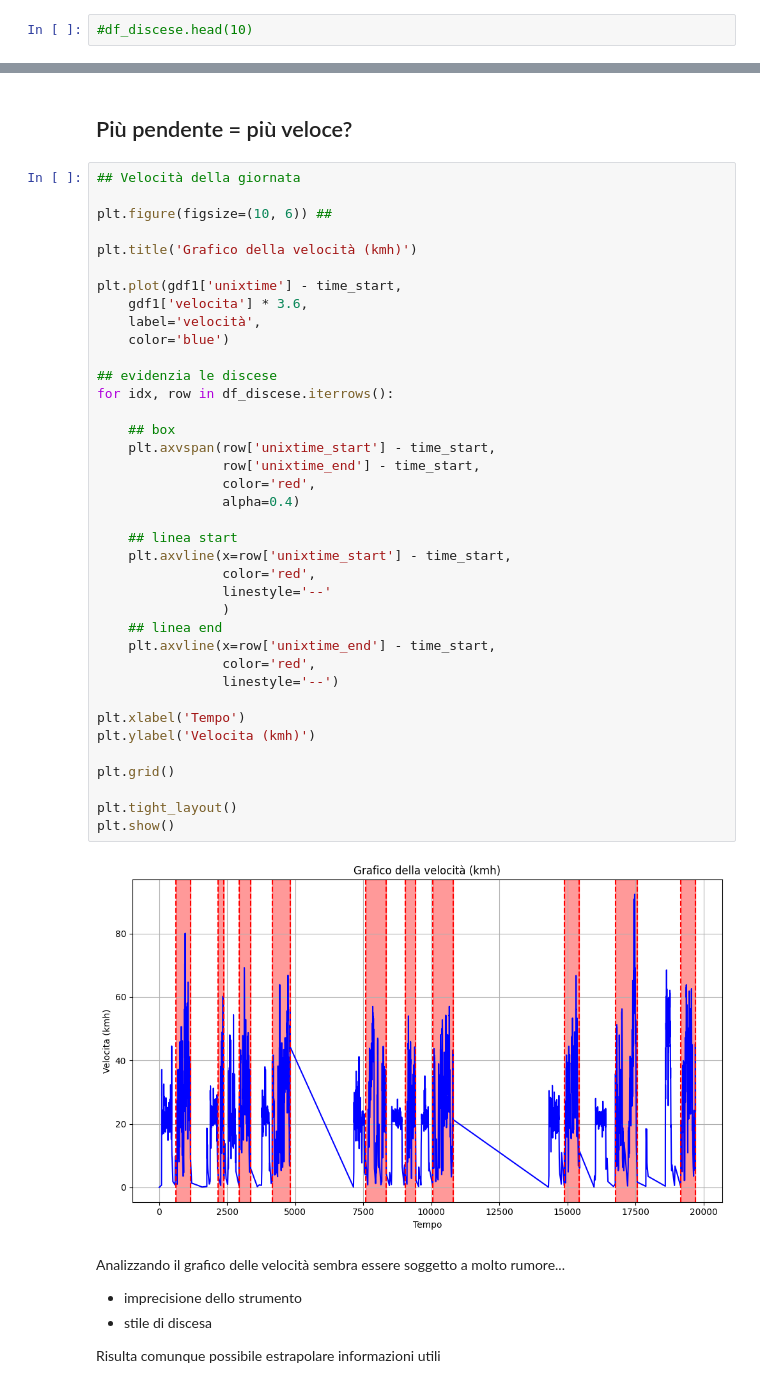
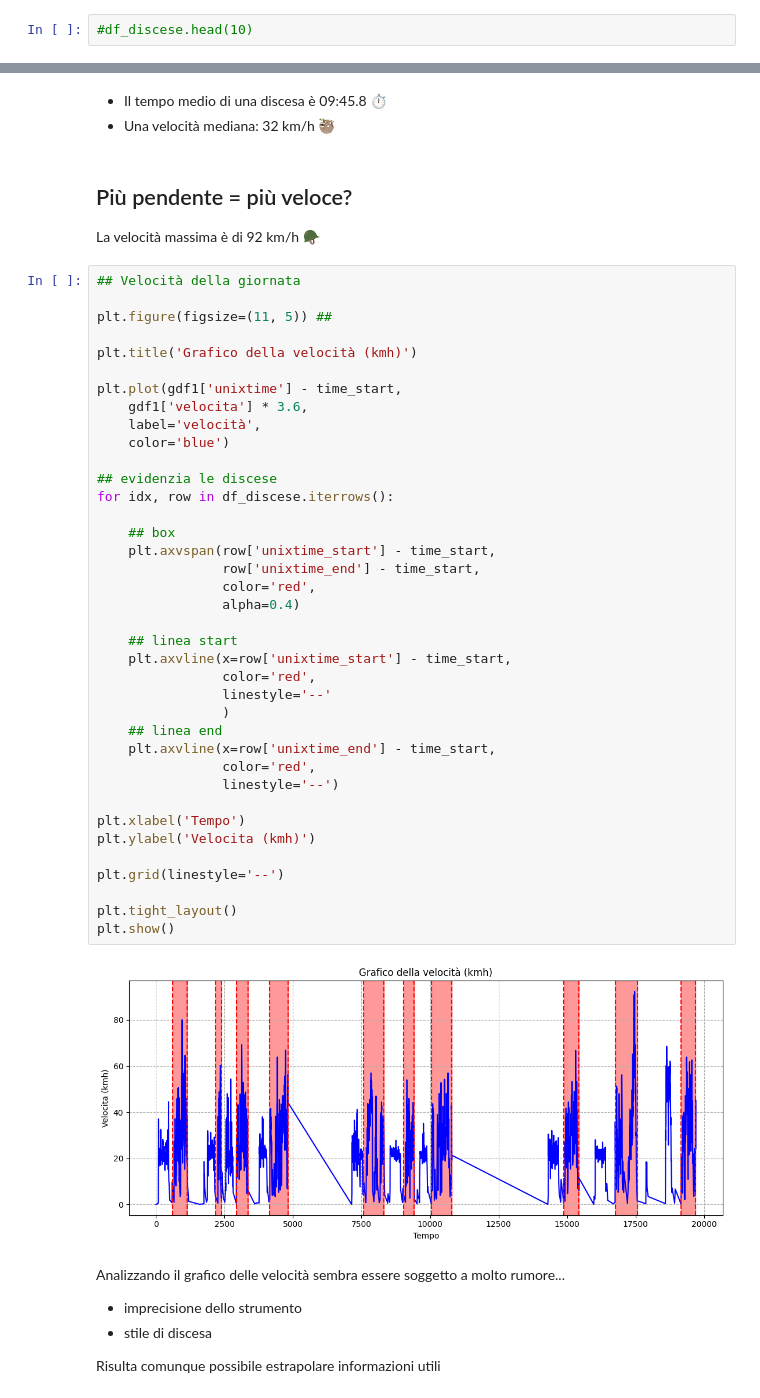
Before and after one commit to thomasmassarutto/DataSlopes, a Jupyter notebook: DataSlopes.ipynb, the cells around one changed output, grey strips where cells are left out. Cells and saved outputs as stored; diff of their text form.

```diff
--- a/DataSlopes.ipynb
+++ b/DataSlopes.ipynb
@@ -668,12 +659,17 @@ plt.grid(axis='y',
 plt.show()
 # %% [output]
 [figure]
+# %% [markdown]
+- Il tempo medio di una discesa è 09:45.8 ⏱️
+- Una velocità  mediana: 32 km/h 🦥
 # %% [markdown]
 ## Più pendente = più veloce?
+
+La velocità massima è di 92 km/h 🪖
 # %%
 ## Velocità della giornata
 
-plt.figure(figsize=(10, 6)) ##
+plt.figure(figsize=(11, 5)) ##
 
 plt.title('Grafico della velocità (kmh)')
 
@@ -681,35 +677,35 @@ plt.plot(gdf1['unixtime'] - time_start,
     gdf1['velocita'] * 3.6,
     label='velocità',
     color='blue')
 
 ## evidenzia le discese
 for idx, row in df_discese.iterrows():
 
     ## box
     plt.axvspan(row['unixtime_start'] - time_start,
                 row['unixtime_end'] - time_start,
                 color='red',
                 alpha=0.4)
 
     ## linea start
     plt.axvline(x=row['unixtime_start'] - time_start,
                 color='red',
                 linestyle='--'
                 )
     ## linea end
     plt.axvline(x=row['unixtime_end'] - time_start,
                 color='red',
                 linestyle='--')
 
 plt.xlabel('Tempo')
 plt.ylabel('Velocita (kmh)')
 
-plt.grid()
+plt.grid(linestyle='--')
 
 plt.tight_layout()
 plt.show()
 # %% [output]
-[figure, old version]
+[figure, new version]
 # %% [markdown]
 Analizzando il grafico delle velocità sembra essere soggetto a molto rumore...
 
```
Also changed, not shown: parts of 27 cells of this notebook, 1 other file.
